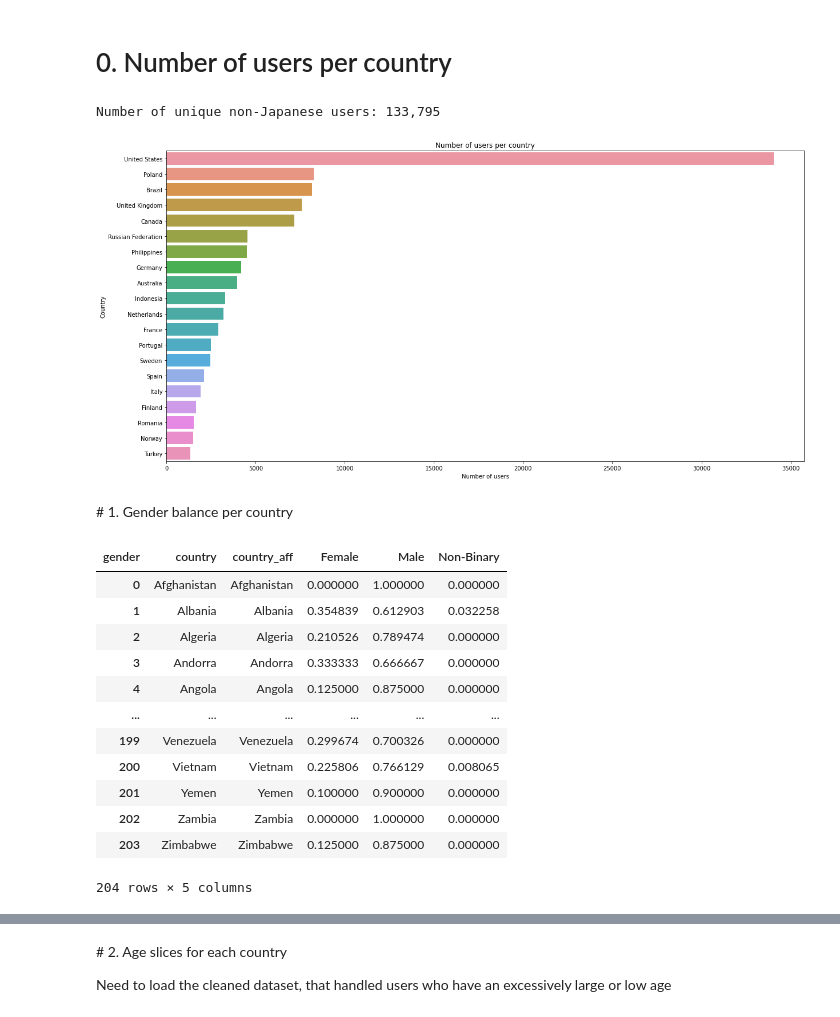
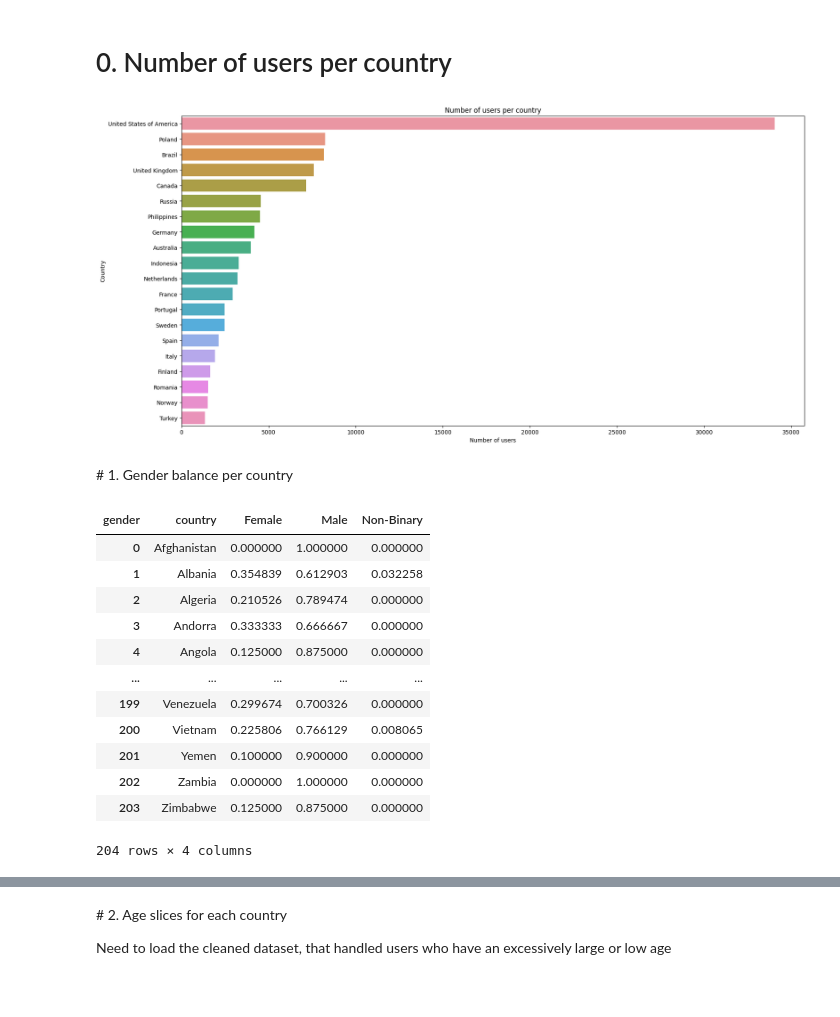
Before and after one commit to com-480-data-visualization/project-2023-vizmoica, a Jupyter notebook: preprocessing/eda_country_stats_1.ipynb, the cells around one changed output, grey strips where cells are left out. Saved outputs shown, nothing was run; the diff lists cells and outputs as text; code cells hidden in the pictures; blank space fills up the shorter version.

```diff
--- a/preprocessing/eda_country_stats_1.ipynb
+++ b/preprocessing/eda_country_stats_1.ipynb
@@ -14,13 +14,7 @@ stat_path = map_path / "stats"
 # %% [markdown]
 # Users dataset
 # %%
-users = pd.read_csv(map_path / "users_country_aff.csv")
+users = pd.read_csv(map_path / "user_country.csv")
 # %% [markdown]
 # 0. Number of users per country
-# %%
-# remove users who are located in Japan
-users = users[users["country"] != "Japan"]
-print("Number of unique non-Japanese users: {:,}".format(users["user_id"].nunique()))
-# %% [output]
-Number of unique non-Japanese users: 133,795
 # %%
@@ -54,30 +61,30 @@ plt.show()
 # Save the plot as a png file with white background
 plot.figure.savefig(plot_path / "country_num_users.png", transparent=False)
 # %% [output]
-[figure, old version]
+[figure, new version]
 # %% [markdown]
 # 1. Gender balance per country
 # %%
-# For each "country, country_aff" pair, derive the gender balance of the users
-country_gender_balance = users.groupby(["country", "country_aff"])["gender"].value_counts(normalize=True).unstack().reset_index()
+# For each country, derive the gender balance of the users
+country_gender_balance = users.groupby(["country"])["gender"].value_counts(normalize=True).unstack().reset_index()
 # Replace Nan values by 0
 country_gender_balance.fillna(0, inplace=True)
 
 country_gender_balance
 # %% [output]
-| gender | country | country_aff | Female | Male | Non-Binary |
-| 0 | Afghanistan | Afghanistan | 0.000000 | 1.000000 | 0.000000 |
-| 1 | Albania | Albania | 0.354839 | 0.612903 | 0.032258 |
-| 2 | Algeria | Algeria | 0.210526 | 0.789474 | 0.000000 |
-| 3 | Andorra | Andorra | 0.333333 | 0.666667 | 0.000000 |
-| 4 | Angola | Angola | 0.125000 | 0.875000 | 0.000000 |
-| ... | ... | ... | ... | ... | ... |
-| 199 | Venezuela | Venezuela | 0.299674 | 0.700326 | 0.000000 |
-| 200 | Vietnam | Vietnam | 0.225806 | 0.766129 | 0.008065 |
-| 201 | Yemen | Yemen | 0.100000 | 0.900000 | 0.000000 |
-| 202 | Zambia | Zambia | 0.000000 | 1.000000 | 0.000000 |
-| 203 | Zimbabwe | Zimbabwe | 0.125000 | 0.875000 | 0.000000 |
+| gender | country | Female | Male | Non-Binary |
+| 0 | Afghanistan | 0.000000 | 1.000000 | 0.000000 |
+| 1 | Albania | 0.354839 | 0.612903 | 0.032258 |
+| 2 | Algeria | 0.210526 | 0.789474 | 0.000000 |
+| 3 | Andorra | 0.333333 | 0.666667 | 0.000000 |
+| 4 | Angola | 0.125000 | 0.875000 | 0.000000 |
+| ... | ... | ... | ... | ... |
+| 199 | Venezuela | 0.299674 | 0.700326 | 0.000000 |
+| 200 | Vietnam | 0.225806 | 0.766129 | 0.008065 |
+| 201 | Yemen | 0.100000 | 0.900000 | 0.000000 |
+| 202 | Zambia | 0.000000 | 1.000000 | 0.000000 |
+| 203 | Zimbabwe | 0.125000 | 0.875000 | 0.000000 |
-204 rows × 5 columns
+204 rows × 4 columns
 # %%
 import numpy as np
 
```
Also changed, not shown: parts of 22 cells of this notebook, 17 other files.
